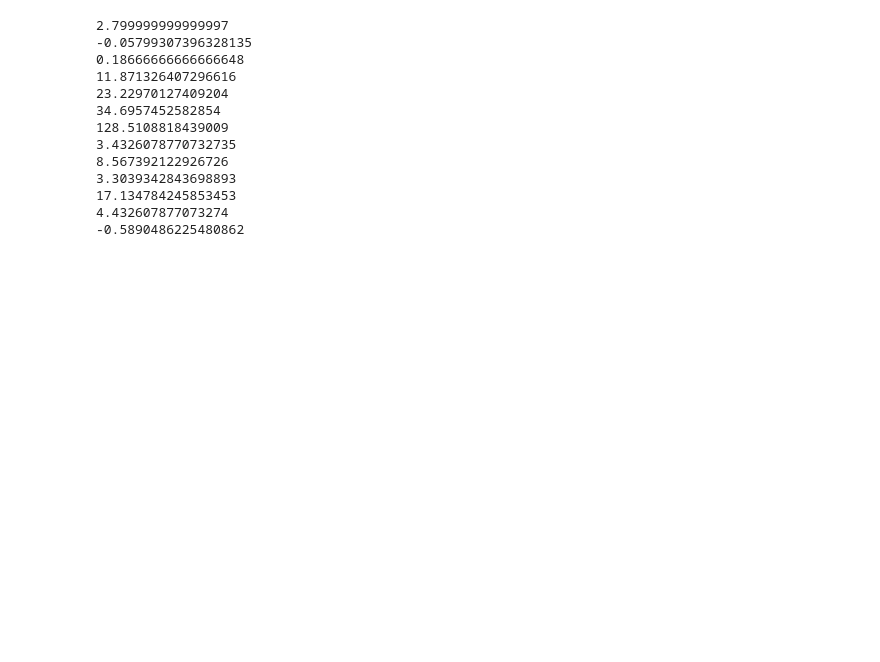
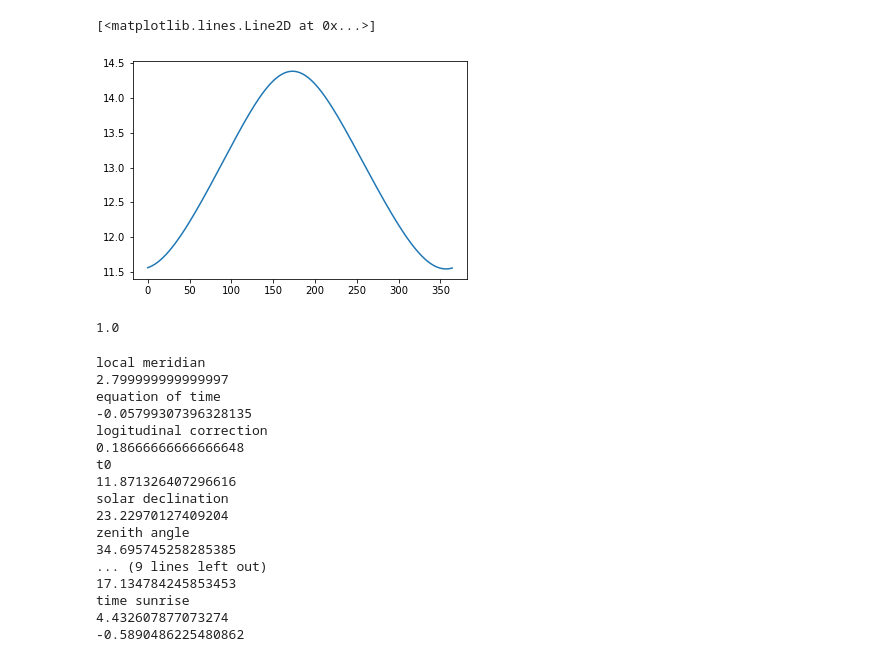
Before and after one commit to cheinemann/sun_calculations, a Jupyter notebook: sun_calcs_test.ipynb, the cells around one changed output. Drawn from its saved outputs; the diff is of its cells as text; code cells hidden in the pictures; blank space fills up the shorter version.

```diff
--- a/sun_calcs_test.ipynb
+++ b/sun_calcs_test.ipynb
@@ -197,3 +202,8 @@ kSOLAR_constant = 2600
+# %%
+plt.plot(daylengths)
+# %% [output]
+[<matplotlib.lines.Line2D at 0x...>]
+[figure, added]
 # %%
 def calculation_PPFD(latitude, longitude, standard_meridian, day_of_year, solar_noon, hour_of_day):
 
@@ -230,19 +240,27 @@ def calculation_PPFD(latitude, longitude, standard_meridian, day_of_year, solar_
 
     #PPFD_dir_light_per_triangle[current_pixel] = ppfd
+# %%
+1**(-3)
+# %% [output]
+1.0
 # %%
-sun_calcs(latitude, longitude, standard_meridian, day_of_year, solar_noon, hour_of_day)
+a = sun_calcs(latitude, longitude, standard_meridian, day_of_year, solar_noon, hour_of_day)
 calculation_PPFD(latitude, longitude, standard_meridian, day_of_year, solar_noon, hour_of_day)
 # %% [output]
+local meridian
 2.799999999999997
+equation of time
 -0.05799307396328135
+logitudinal correction
 0.18666666666666648
+t0
 11.871326407296616
+solar declination
 23.22970127409204
-34.6957452582854
-128.5108818439009
-3.4326078770732735
-8.567392122926726
-3.3039342843698893
+zenith angle
+34.695745258285385
+... (9 lines left out)
 17.134784245853453
+time sunrise
 4.432607877073274
 -0.5890486225480862
```
Also changed, not shown: parts of 8 cells of this notebook.
